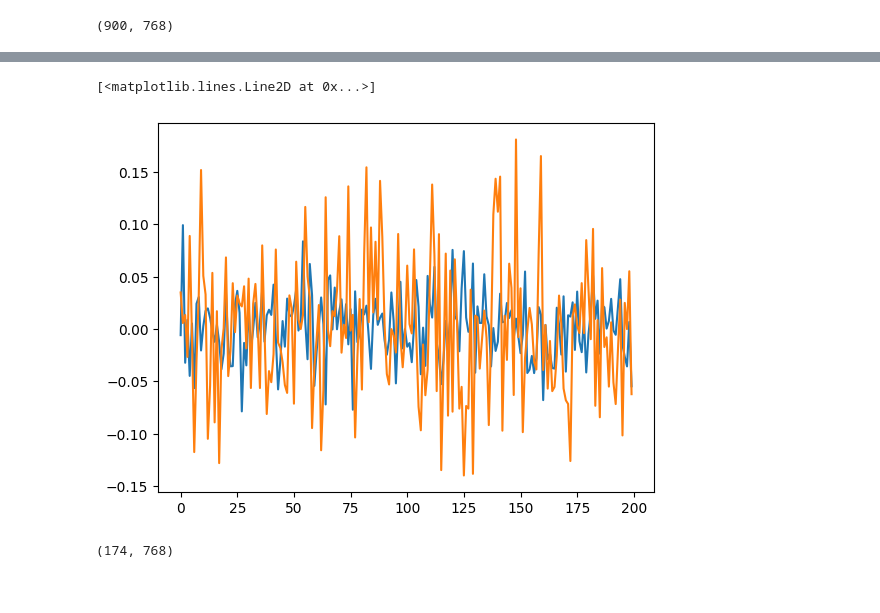
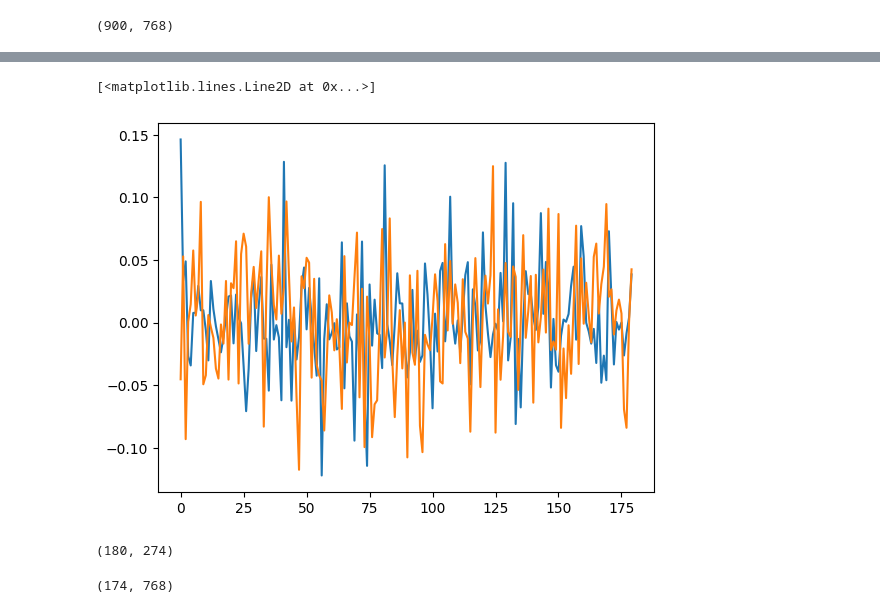
Before and after one commit to mariakesa/neural-computation-blog-python-code, a Jupyter notebook: Allen-Stimulus-Response/test.ipynb, the cells around one changed output, grey strips where cells are left out. Drawn from its saved outputs; the diff is of its cells as text; code cells hidden in the pictures.

```diff
--- a/Allen-Stimulus-Response/test.ipynb
+++ b/Allen-Stimulus-Response/test.ipynb
@@ -24,26 +99,16 @@ print(embeddings.shape)
 # %% [output]
 (900, 768)
-# %%
-def make_regression_data(data_dct, embeddings):
-        np.random.seed = 7879
-        train_movies = np.random.randint(0, 901)
-        stimuli = data_dct['movie_stim_table'].loc[data_dct['movie_stim_table']['repeat'] == 2]
-        test_movies = np.random.choice(range(900), 200, replace=False)
-            # Generate an array containing all possible indices from 0 to 900 (inclusive)
-        all_indices = np.arange(900)
-            # Get the train indices as the complement of the test indices
-        train_movies = np.setdiff1d(all_indices, test_movies)
-        train_inds = stimuli.loc[stimuli['frame'].isin(
-                train_movies), 'start'].values
-        test_inds = stimuli.loc[stimuli['frame'].isin(
-                test_movies), 'start'].values
-
-        y_train_movie = data_dct['neural_responses'][:, train_inds]
-        y_test_movie = data_dct['neural_responses'][:, test_inds]
-
-        test_embedding=embeddings[test_movies,:]
-        train_embedding=embeddings[train_movies,:]
-
-        return y_test_movie, y_train_movie, test_embedding, train_embedding
-
-y_test_movie, y_train_movie, test_embedding, train_embedding = make_regression_data(data_dct, embeddings)
+# %%
+def make_regression_data(data_dct, embeddings):
+        np.random.seed = 7879
+        stimuli = data_dct['movie_stim_table'].loc[data_dct['movie_stim_table']['repeat'] == 9]
+        print(stimuli)
+
+        X_train, X_test, y_train_inds, y_test_inds = train_test_split(embeddings,stimuli['start'].values, test_size=0.2, random_state=42)
+        y_train=data_dct['neural_responses'][:,y_train_inds]
+        y_test=data_dct['neural_responses'][:,y_test_inds]
+
+        return y_train, y_test, X_train, X_test
+
+y_train_movie, y_test_movie, train_embedding,test_embedding = make_regression_data(data_dct, embeddings)
+print(y_train_movie.shape, y_test_movie.shape, train_embedding.shape, test_embedding.shape)
@@ -68,9 +149,10 @@ train_embedding_scaled = scaler.fit_transform(train_embedding)
 # Transform the test features using the same scaler
 test_embedding_scaled = scaler.transform(test_embedding)
 
+
 # Create a Linear Regression model
 regr = LinearRegression()
-regr=Ridge(100)
+regr=Ridge(10)
 
 # Fit the model with scaled training features and target variable
 regr.fit(train_embedding_scaled, y_train_movie.T)
@@ -128,9 +204,13 @@ plt.hist(scores)
 # %%
-plt.plot(predictions[:,4])
-plt.plot(y_test_movie.T[:,4])
+plt.plot(predictions[:,5])
+plt.plot(y_test_movie[:,5])
 # %% [output]
 [<matplotlib.lines.Line2D at 0x...>]
-[figure, old version]
+[figure, new version]
+# %%
+predictions.shape
+# %% [output]
+(180, 274)
 # %%
 regr.coef_.shape
 # %% [output]
```
Also changed, not shown: parts of 12 cells of this notebook, 3 other files.
